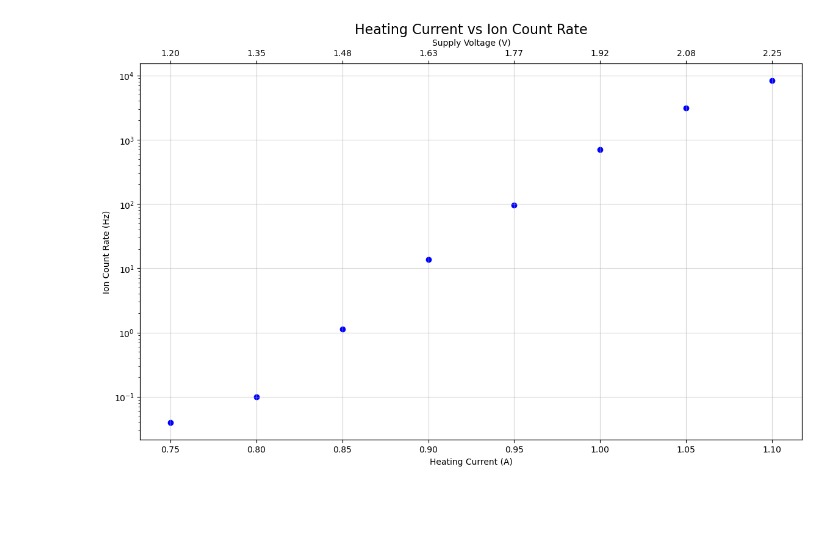
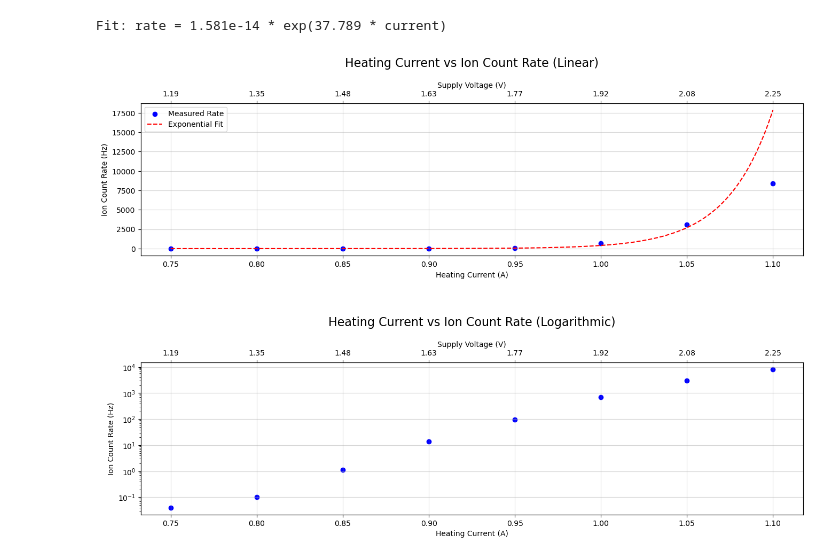
Before and after one commit to tj-griffiths/PCB_RFQ, a Jupyter notebook: CountvCurrent.ipynb, the cells around one changed output. Drawn from its saved outputs; the diff is of its cells as text; code cells hidden in the pictures; blank space fills up the shorter version.

```diff
--- a/CountvCurrent.ipynb
+++ b/CountvCurrent.ipynb
@@ -73,10 +74,10 @@ current_pd
 # Take points ~ [0.75, 0.8, 0.85, 0.9, 0.95, 1.0, 1.05, 1.1, 1.15, 1.2, 1.25, 1.3, 1.35, 1.4, 1.45, 1.5] A
 
 Voltage = [1.19, 1.35, 1.48, 1.63, 1.77, 1.92, 2.08, 2.25] # V
-Current = [0.748, 0.799, 0.849, 0.899, 0.950, 0.999, 1.049, 1.099] # Amp
+#Current = [0.748, 0.799, 0.849, 0.899, 0.950, 0.999, 1.049, 1.099] # Amp
 Aperture_Current = [] #nA
 
 # Add a column to the DataFrame for Voltage corresponding to the Current
-current_pd['Voltage_V'] = np.interp(current_pd['current_amps'], Current, Voltage)
+current_pd['Voltage_V'] = Voltage
 current_pd
 # %% [output]
@@ -92,20 +93,56 @@ current_pd
+# %%
+# Create fit for current vs rate
+
+from scipy.optimize import curve_fit
+mask = current_pd["rate_hz"] > 0
+x = current_pd.loc[mask, "current_amps"].values
+y = current_pd.loc[mask, "rate_hz"].values
+
+log_y = np.log(y)
+k_fit, ln_A_fit = np.polyfit(x, log_y, 1)
+A_fit = np.exp(ln_A_fit)
+
+x_smooth = np.linspace(x.min(), x.max(), 300)
+y_smooth = A_fit * np.exp(k_fit * x_smooth)
+
+print(f"Fit: rate = {A_fit:.3e} * exp({k_fit:.3f} * current)")
+# %% [output]
+Fit: rate = 1.581e-14 * exp(37.789 * current)
 # %%
 # Plot Current vs Count Rate
-fig, ax = plt.subplots(figsize=(14, 8))
-plt.scatter(current_pd["current_amps"], current_pd["rate_hz"], color='blue', label='Measured Rate')
-plt.xlabel('Heating Current (A)')
-plt.ylabel('Ion Count Rate (Hz)')
-plt.yscale('log')
-plt.title('Heating Current vs Ion Count Rate', fontsize = 16)
-plt.grid(alpha = 0.5)
+fig, (ax1, ax2) = plt.subplots(2, 1, figsize=(16, 10))
+fig.subplots_adjust(hspace=0.7)
 
-# Set twin x-axis with voltage values
-ax2 = ax.twiny()
-ax2.set_xlabel('Supply Voltage (V)')
-ax2.set_xlim(ax.get_xlim())
-ax2.set_xticks(current_pd["current_amps"])
-ax2.set_xticklabels([f"{v:.2f}" for v in current_pd["Voltage_V"]])
+# --- top plot: linear ---
+ax1.scatter(current_pd["current_amps"], current_pd["rate_hz"], color='blue', label='Measured Rate')
+ax1.set_xlabel('Heating Current (A)')
+ax1.set_ylabel('Ion Count Rate (Hz)')
+ax1.set_title('Heating Current vs Ion Count Rate (Linear)', fontsize=16, pad=20)
+ax1.grid(alpha=0.5)
+
+ax1_top = ax1.twiny()
+ax1_top.set_xlabel('Supply Voltage (V)')
+ax1_top.set_xlim(ax1.get_xlim())
+ax1_top.set_xticks(current_pd["current_amps"])
+ax1_top.set_xticklabels([f"{v:.2f}" for v in current_pd["Voltage_V"]])
+
+ax1.plot(x_smooth, y_smooth, color='red', linestyle = '--', label='Exponential Fit')
+ax1.legend()
+
+# --- bottom plot: log scale ---
+ax2.scatter(current_pd["current_amps"], current_pd["rate_hz"], color='blue', label='Measured Rate')
+ax2.set_xlabel('Heating Current (A)')
+ax2.set_ylabel('Ion Count Rate (Hz)')
+ax2.set_yscale('log')
+ax2.set_title('Heating Current vs Ion Count Rate (Logarithmic)', fontsize=16, pad=20)
+ax2.grid(alpha=0.5)
+
+ax2_top = ax2.twiny()
+ax2_top.set_xlabel('Supply Voltage (V)')
+ax2_top.set_xlim(ax2.get_xlim())
+ax2_top.set_xticks(current_pd["current_amps"])
+ax2_top.set_xticklabels([f"{v:.2f}" for v in current_pd["Voltage_V"]])
 
 plt.show()
 # %% [output]
-[figure, old version]
+[figure, new version]
```
Also changed, not shown: parts of 3 cells of this notebook, 46 other files.
